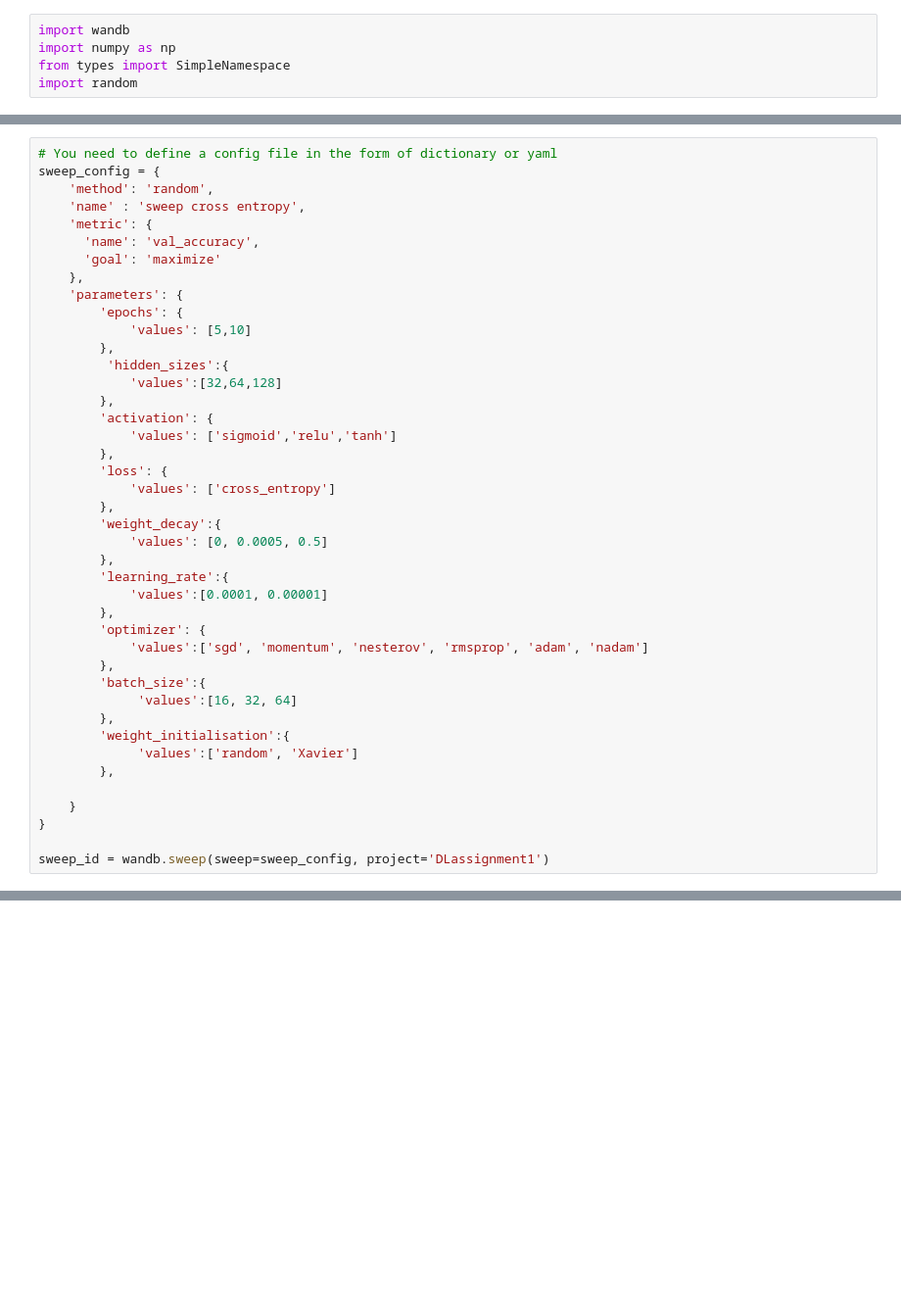
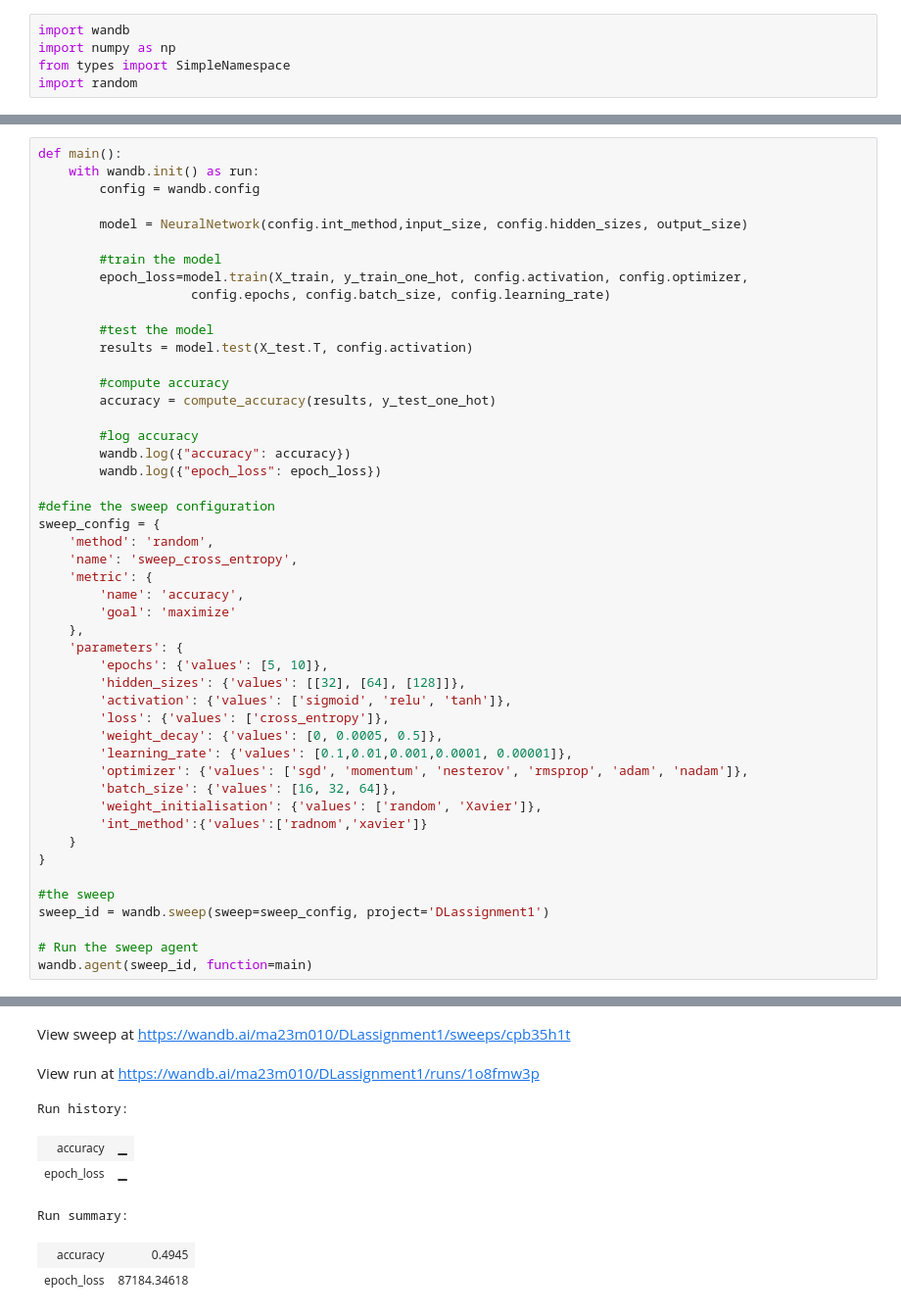
Before and after one commit to manish2021iitd/Deep-Learning, a Jupyter notebook: DLassignment1.ipynb, the cells around one changed output, grey strips where cells are left out. Shown: that part at 98% size. Saved outputs shown, nothing was run; the diff lists cells and outputs as text; blank space fills up the shorter version.

```diff
--- a/DLassignment1.ipynb
+++ b/DLassignment1.ipynb
@@ -382,45 +425,51 @@ wandb: WARNING Consider setting the WANDB_API_KEY environment variable, or runni
 wandb: Appending key for api.wandb.ai to your netrc file: /root/.netrc
 True
 # %%
-# You need to define a config file in the form of dictionary or yaml
+def main():
+    with wandb.init() as run:
+        config = wandb.config
+
+        model = NeuralNetwork(config.int_method,input_size, config.hidden_sizes, output_size)
+
+        #train the model
+        epoch_loss=model.train(X_train, y_train_one_hot, config.activation, config.optimizer,
+                    config.epochs, config.batch_size, config.learning_rate)
+
+        #test the model
+        results = model.test(X_test.T, config.activation)
+
+        #compute accuracy
+        accuracy = compute_accuracy(results, y_test_one_hot)
+
+        #log accuracy
+        wandb.log({"accuracy": accuracy})
+        wandb.log({"epoch_loss": epoch_loss})
+
+#define the sweep configuration
 sweep_config = {
     'method': 'random',
-    'name' : 'sweep cross entropy',
+    'name': 'sweep_cross_entropy',
     'metric': {
-      'name': 'val_accuracy',
-      'goal': 'maximize'
+        'name': 'accuracy',
+        'goal': 'maximize'
     },
     'parameters': {
-        'epochs': {
-            'values': [5,10]
-        },
-         'hidden_sizes':{
-            'values':[32,64,128]
-        },
-        'activation': {
-            'values': ['sigmoid','relu','tanh']
-        },
-        'loss': {
-            'values': ['cross_entropy']
-        },
-        'weight_decay':{
-            'values': [0, 0.0005, 0.5]
-        },
-        'learning_rate':{
-            'values':[0.0001, 0.00001]
-        },
-        'optimizer': {
-            'values':['sgd', 'momentum', 'nesterov', 'rmsprop', 'adam', 'nadam']
-        },
-        'batch_size':{
-             'values':[16, 32, 64]
-        },
-        'weight_initialisation':{
-             'values':['random', 'Xavier']
-        },
-
+        'epochs': {'values': [5, 10]},
+        'hidden_sizes': {'values': [[32], [64], [128]]},
+        'activation': {'values': ['sigmoid', 'relu', 'tanh']},
+        'loss': {'values': ['cross_entropy']},
+        'weight_decay': {'values': [0, 0.0005, 0.5]},
+        'learning_rate': {'values': [0.1,0.01,0.001,0.0001, 0.00001]},
+        'optimizer': {'values': ['sgd', 'momentum', 'nesterov', 'rmsprop', 'adam', 'nadam']},
+        'batch_size': {'values': [16, 32, 64]},
+        'weight_initialisation': {'values': ['random', 'Xavier']},
+        'int_method':{'values':['radnom','xavier']}
     }
 }
 
+#the sweep
 sweep_id = wandb.sweep(sweep=sweep_config, project='DLassignment1')
+
+# Run the sweep agent
+wandb.agent(sweep_id, function=main)
 # %% [output]
@@ -428,0 +495,8 @@ Sweep URL: https://wandb.ai/ma23m010/DLassignment1/sweeps/qhwxpeiq
+View sweep at https://wandb.ai/ma23m010/DLassignment1/sweeps/cpb35h1t
+View run at https://wandb.ai/ma23m010/DLassignment1/runs/1o8fmw3p
+Run history:
+| accuracy | ▁ |
+| epoch_loss | ▁ |
+Run summary:
+| accuracy | 0.4945 |
+| epoch_loss | 87184.34618 |
```
Also changed, not shown: parts of 7 cells of this notebook.
